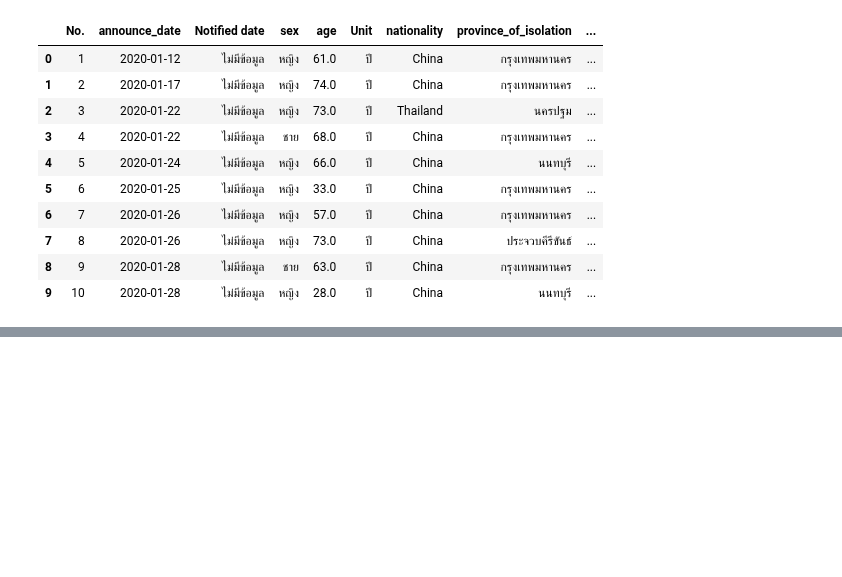
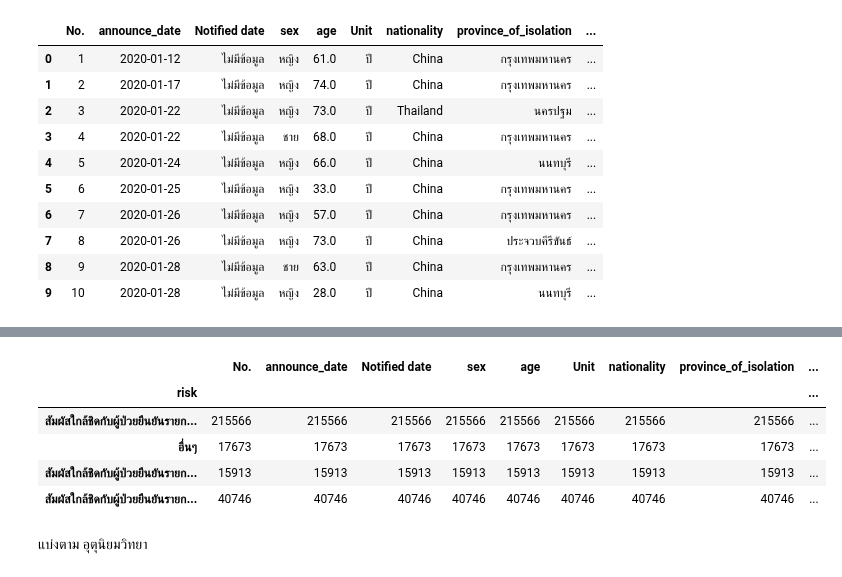
Before and after one commit to kittikhun62/data_viz_2022, a Jupyter notebook: BasicPython&DataViz_midterm2022.ipynb, the cells around one changed output, grey strips where cells are left out. Saved outputs shown, nothing was run; the diff lists cells and outputs as text; code cells hidden in the pictures; blank space fills up the shorter version.

```diff
--- a/BasicPython&DataViz_midterm2022.ipynb
+++ b/BasicPython&DataViz_midterm2022.ipynb
@@ -568,0 +600,17 @@ merge_covid_table.head(10)
+# %%
+T1 = merge_covid_table[merge_covid_table['ภูมิภาค (การเมือง)']=='กลาง'].groupby('risk').count().sort_values('No.',ascending=False).iloc[:1,:]
+T2 = merge_covid_table[merge_covid_table['ภูมิภาค (การเมือง)']=='ตะวันออกเฉียงเหนือ'].groupby('risk').count().sort_values('No.',ascending=False).iloc[:1,:]
+T3 = merge_covid_table[merge_covid_table['ภูมิภาค (การเมือง)']=='เหนือ'].groupby('risk').count().sort_values('No.',ascending=False).iloc[:1,:]
+T4 = merge_covid_table[merge_covid_table['ภูมิภาค (การเมือง)']=='ใต้'].groupby('risk').count().sort_values('No.',ascending=False).iloc[:1,:]
+# %%
+data_allT = pd.concat([T1,T2,T3,T4])
+data_allT #สรุป
+# %% [output]
+|  | No. | announce_date | Notified date | sex | age | Unit | nationality | province_of_isolation | ... |
+| risk |  |  |  |  |  |  |  |  | ... |
+| สัมผัสใกล้ชิดกับผู้ป่วยยืนยันรายก... | 215566 | 215566 | 215566 | 215566 | 215566 | 215566 | 215566 | 215566 | ... |
+| อื่นๆ | 17673 | 17673 | 17673 | 17673 | 17673 | 17673 | 17673 | 17673 | ... |
+| สัมผัสใกล้ชิดกับผู้ป่วยยืนยันรายก... | 15913 | 15913 | 15913 | 15913 | 15913 | 15913 | 15913 | 15913 | ... |
+| สัมผัสใกล้ชิดกับผู้ป่วยยืนยันรายก... | 40746 | 40746 | 40746 | 40746 | 40746 | 40746 | 40746 | 40746 | ... |
+# %% [markdown]
+แบ่งตาม อุตุนิยมวิทยา
```
Also changed, not shown: parts of 31 cells of this notebook.
